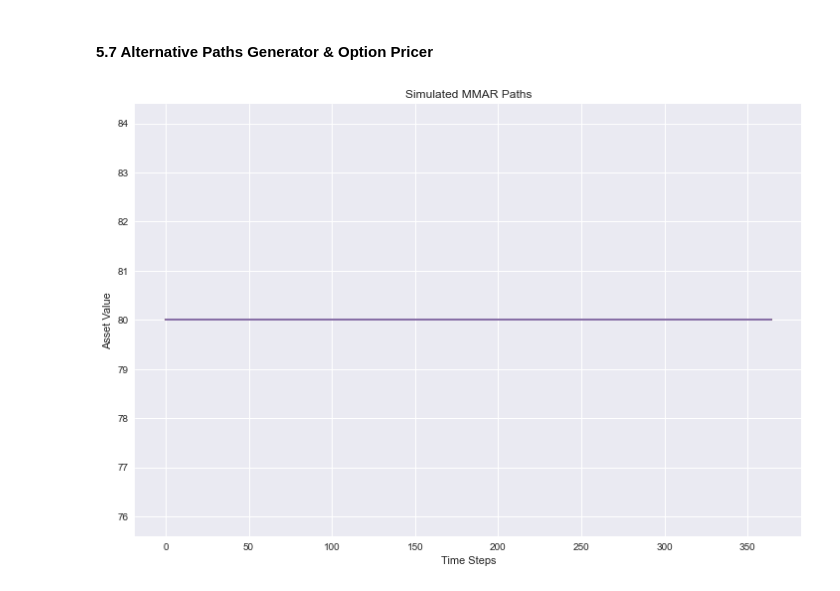
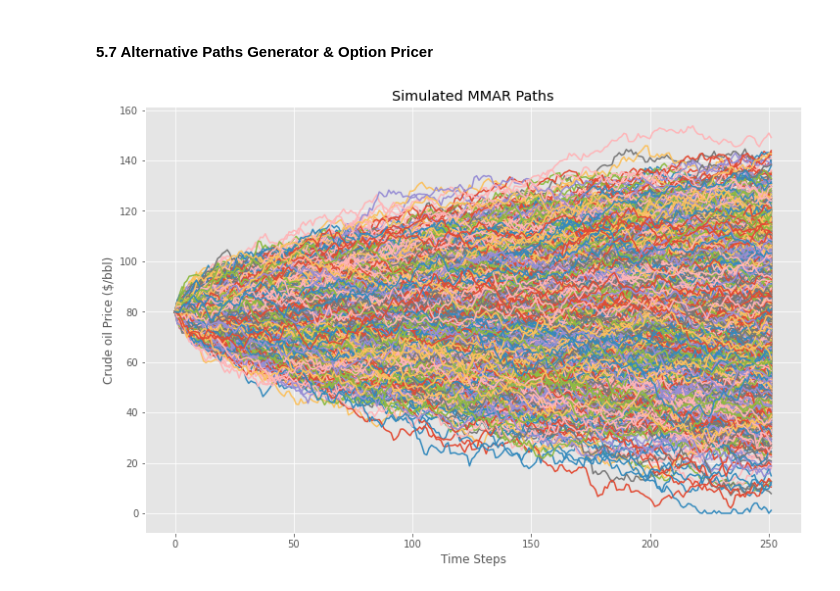
Before and after one commit to zucchero-fern/wqu_capstone_g3630, a Jupyter notebook: capstone_v7.ipynb, the cells around one changed output. Drawn from its saved outputs; the diff is of its cells as text; code cells hidden in the pictures.

```diff
--- a/capstone_v7.ipynb
+++ b/capstone_v7.ipynb
@@ -929,7 +929,7 @@ plt.show()
 # %% [markdown]
 ####  5.7 Alternative Paths Generator & Option Pricer
 # %%
-def mmr_single_path(N, sigma, lambda_, H, f_a, s0=80):
+def mmr_single_path(N, sigma, lambda_, H, s0=80):
 
     path = np.zeros(N)
     path[0] = s0
@@ -939,39 +939,42 @@ def mmr_single_path(N, sigma, lambda_, H, f_a, s0=80):
         # MMAR model equation
         path[t] = path[t-1] + sigma * np.exp(-lambda_ * path[t-1]) * W[t]
 
+        # Correction step to ensure path doesn't go negative
+        if path[t] < 0:
+            path[t] = 0.01  # Correcting to a small positive value
+
     return path
 
-def simulate_mmar_paths(H, f_a, sigma, lambda_, T=1.0, N=1000, num_paths=100, s0=80):
+def simulate_mmar_paths(H, sigma, lambda_, T=1.0, N=1000, num_paths=100, s0=80):
     paths = []
     for _ in range(num_paths):
-        path = mmr_single_path(N, sigma, lambda_, H, f_a, s0=s0)
+        path = mmr_single_path(N, sigma, lambda_, H, s0=s0)
         paths.append(path)
     return paths
 # %%
 def plot_mmar_paths(paths):
     plt.figure(figsize=(12, 8))
 
     for path in paths:
         plt.plot(path)
 
     plt.title('Simulated MMAR Paths')
     plt.xlabel('Time Steps')
-    plt.ylabel('Asset Value')
+    plt.ylabel('Crude oil Price ($/bbl)')
     plt.grid(True)
     plt.show()
 
-# Define your parameters
+# Parameters
 H = 0.60   # Hurst Exponent
-f_a = 100  # Multifractal Spectrum
-sigma = 300  # sigma value
-lambda_ = 1000  # lambda value
-N = 365  # Time series length
-num_paths = 100  # Number of paths to simulate
+sigma = 1.40  # sigma value
+lambda_ = 0.001  # lambda value
+N = 252  # 1 year in business days
+num_paths = 5000  # Number of paths to simulate
 
 # Generate MMAR paths
-paths = simulate_mmar_paths(H, f_a, sigma, lambda_, N=N, num_paths=num_paths)
+paths = simulate_mmar_paths(H, sigma, lambda_, N=N, num_paths=num_paths)
 
 # Plot the paths
 plot_mmar_paths(paths)
 # %% [output]
-[figure, old version]
+[figure, new version]
```
Also changed, not shown: parts of 8 cells of this notebook.
